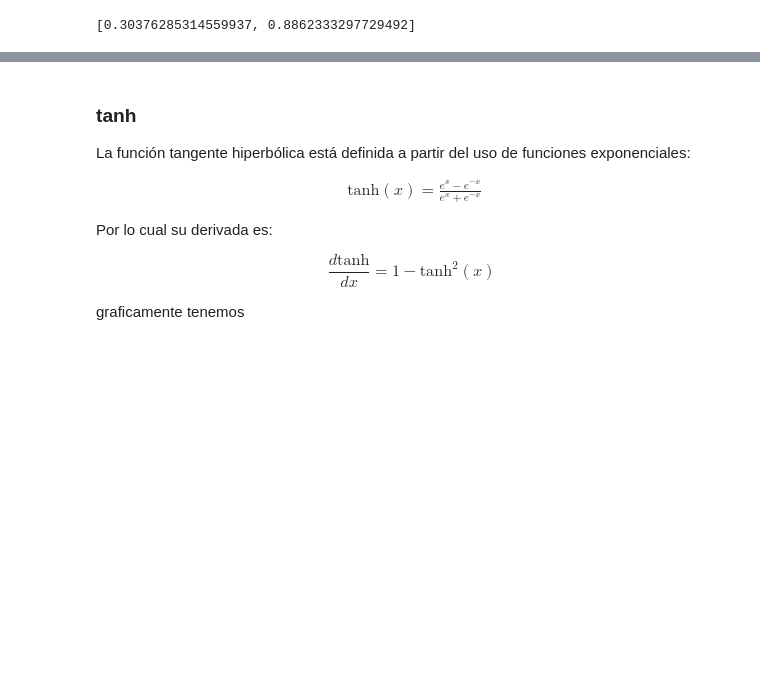
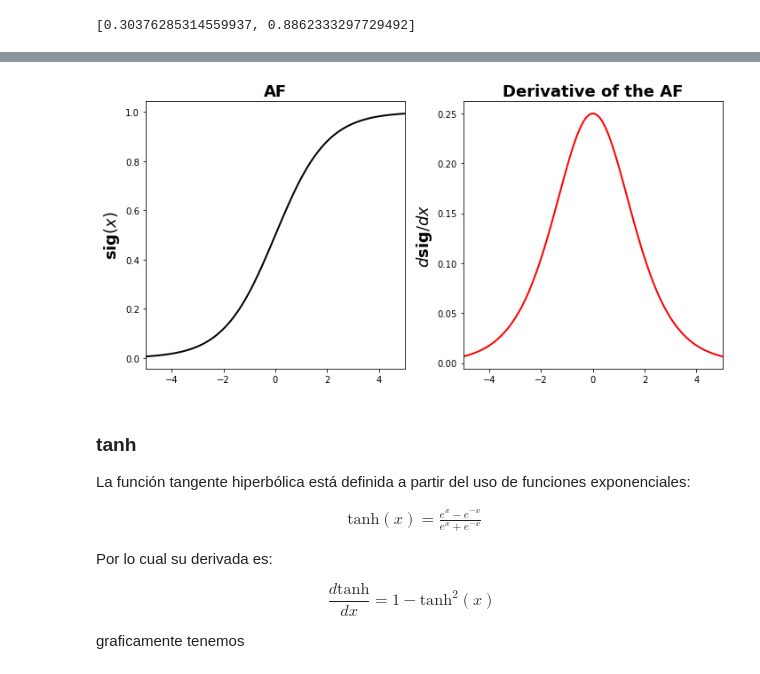
Before and after one commit to hplbrayan/Un-Curso-de-Deep-Learning, a Jupyter notebook: 02_intro_Keras_actf_backp/N2_actf_lf_op_bp.ipynb, the cells around one changed output, grey strips where cells are left out. Drawn from its saved outputs; the diff is of its cells as text; code cells hidden in the pictures; blank space fills up the shorter version.

Commit message:
02.N2.01 AF sigmoide

```diff
--- a/02_intro_Keras_actf_backp/N2_actf_lf_op_bp.ipynb
+++ b/02_intro_Keras_actf_backp/N2_actf_lf_op_bp.ipynb
@@ -428,3 +443,19 @@ model_fm_relu.evaluate(x=train_images, y=train_labels)
+# %%
+# derivada
+x = np.linspace(-5, 5, 100)
+
+def d_sig(x):
+    return np.exp(-x)/(1+np.exp(-x))**2
+
+d_sig = np.vectorize(d_sig)
+
+plot_af(x,
+        af=keras.activations.sigmoid,
+        daf=d_sig,
+        af_ylabel=f"sig$(x)$",
+        daf_ylabel=f"$d$sig$/dx$")
+# %% [output]
+[figure, added]
 # %% [markdown]
 ### tanh
 
```
Also changed, not shown: parts of 7 cells of this notebook.
